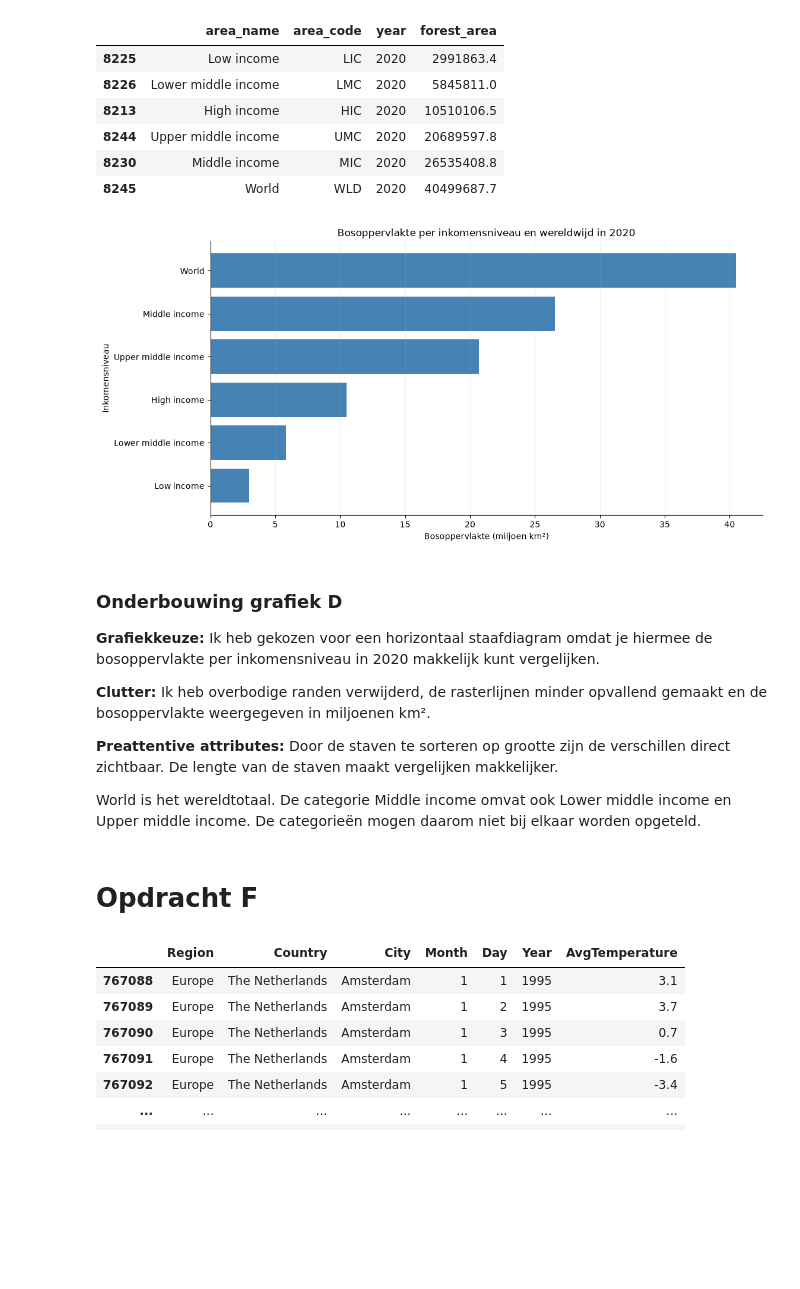
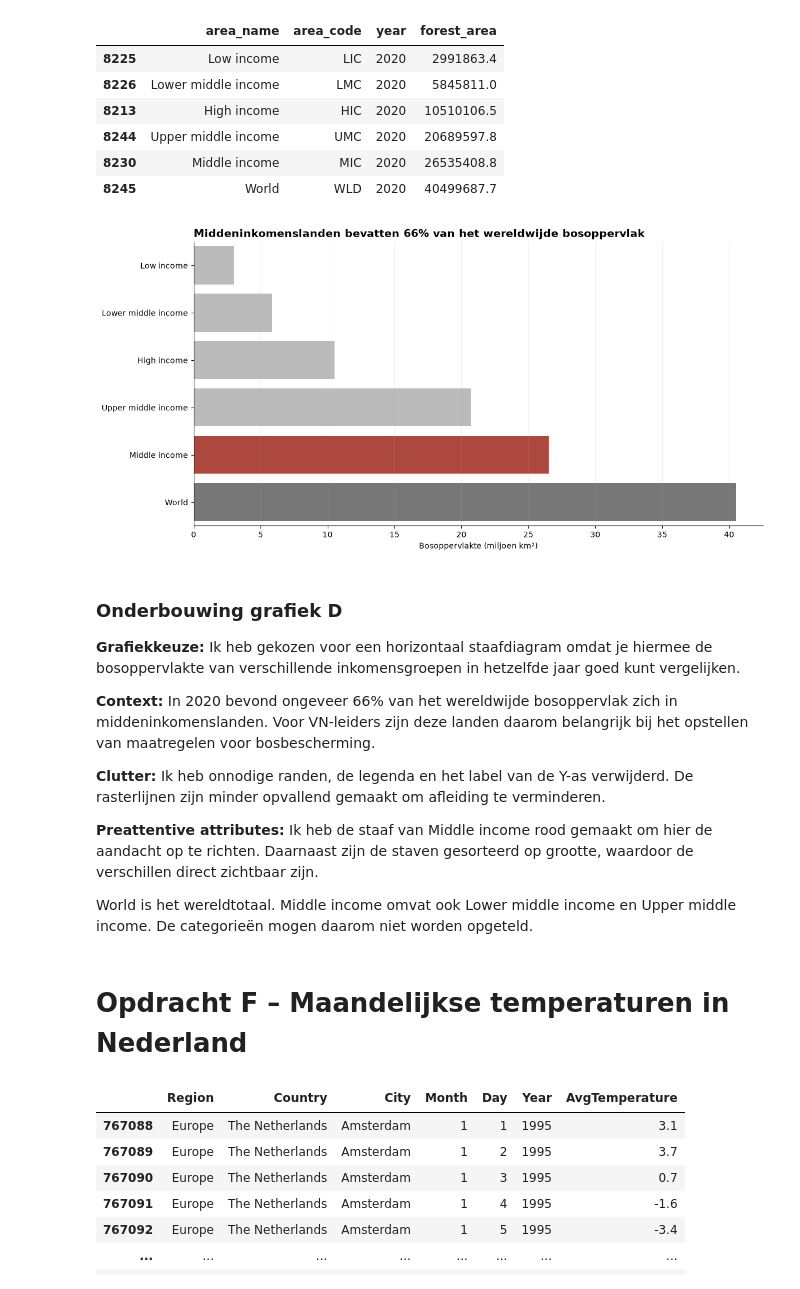
Before and after one commit to KaanAlhan2002/Visualisatie_Storytelling_Deel1_Groep26, a Jupyter notebook: eindopdracht.ipynb, the cells around one changed output. Drawn from its saved outputs; the diff is of its cells as text; code cells hidden in the pictures; blank space fills up the shorter version.

```diff
--- a/eindopdracht.ipynb
+++ b/eindopdracht.ipynb
@@ -147,43 +165,60 @@ display(forest_d)
 # %%
 plt.figure(figsize=(12, 6))
 
-plt.barh(
-    forest_d["area_name"],
-    forest_d["forest_area"] / 1000000,
-    color="steelblue"
+sns.barplot(
+    data=forest_d,
+    x=forest_d["forest_area"] / 1000000,
+    y="area_name",
+    hue="area_name",
+    palette=["#BBBBBB", "#BBBBBB", "#BBBBBB",
+             "#BBBBBB", "#C0392B", "#777777"],
+    legend=False
 )
 
-plt.title("Bosoppervlakte per inkomensniveau en wereldwijd in 2020")
+plt.title(
+    "Middeninkomenslanden bevatten 66% van het wereldwijde bosoppervlak",
+    fontsize=14,
+    fontweight="bold",
+    loc="left"
+)
+
 plt.xlabel("Bosoppervlakte (miljoen km²)")
-plt.ylabel("Inkomensniveau")
+plt.ylabel("")
 
 plt.grid(axis="x", alpha=0.2)
 sns.despine()
+plt.tight_layout()
 
 plt.show()
 # %% [output]
-[figure, old version]
+[figure, new version]
 # %% [markdown]
 ### Onderbouwing grafiek D
 
 **Grafiekkeuze:** Ik heb gekozen voor een horizontaal
-staafdiagram omdat je hiermee de bosoppervlakte per
-inkomensniveau in 2020 makkelijk kunt vergelijken.
+staafdiagram omdat je hiermee de bosoppervlakte van
+verschillende inkomensgroepen in hetzelfde jaar goed
+kunt vergelijken.
 
-**Clutter:** Ik heb overbodige randen verwijderd,
-de rasterlijnen minder opvallend gemaakt en de
-bosoppervlakte weergegeven in miljoenen km².
+**Context:** In 2020 bevond ongeveer 66% van het
+wereldwijde bosoppervlak zich in middeninkomenslanden.
+Voor VN-leiders zijn deze landen daarom belangrijk
+bij het opstellen van maatregelen voor bosbescherming.
 
-**Preattentive attributes:** Door de staven te sorteren
-op grootte zijn de verschillen direct zichtbaar.
-De lengte van de staven maakt vergelijken makkelijker.
+**Clutter:** Ik heb onnodige randen, de legenda en het
+label van de Y-as verwijderd. De rasterlijnen zijn
+minder opvallend gemaakt om afleiding te verminderen.
 
-World is het wereldtotaal. De categorie
-Middle income omvat ook Lower middle income en
-Upper middle income. De categorieën mogen daarom
-niet bij elkaar worden opgeteld.
+**Preattentive attributes:** Ik heb de staaf van Middle
+income rood gemaakt om hier de aandacht op te richten.
+Daarnaast zijn de staven gesorteerd op grootte,
+waardoor de verschillen direct zichtbaar zijn.
+
+World is het wereldtotaal. Middle income
+omvat ook Lower middle income en Upper middle income.
+De categorieën mogen daarom niet worden opgeteld.
 # %% [markdown]
-# Opdracht F
+# Opdracht F – Maandelijkse temperaturen in Nederland
 # %%
 temperature = pd.read_csv("city_temperature_preprocessed.csv")
 
```
Also changed, not shown: parts of 6 cells of this notebook.
